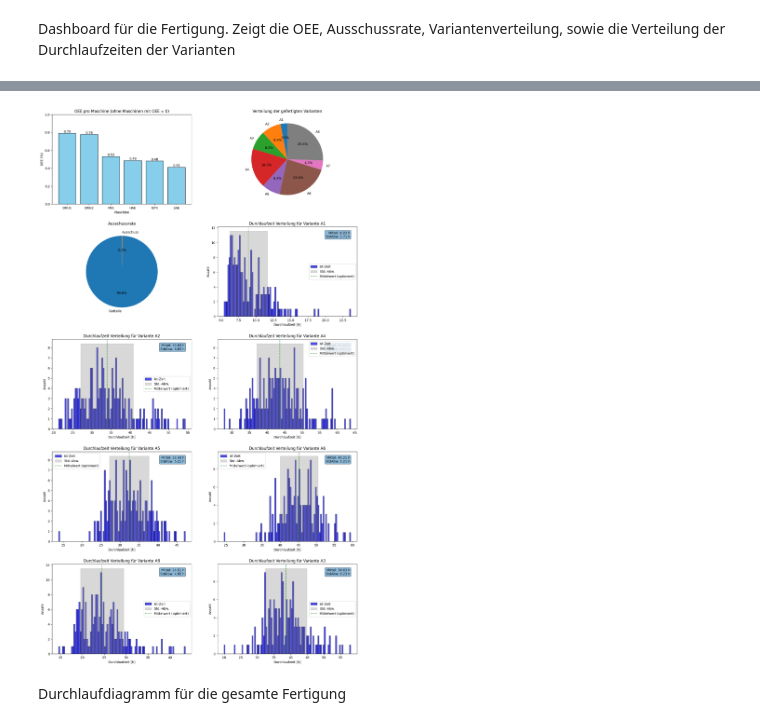
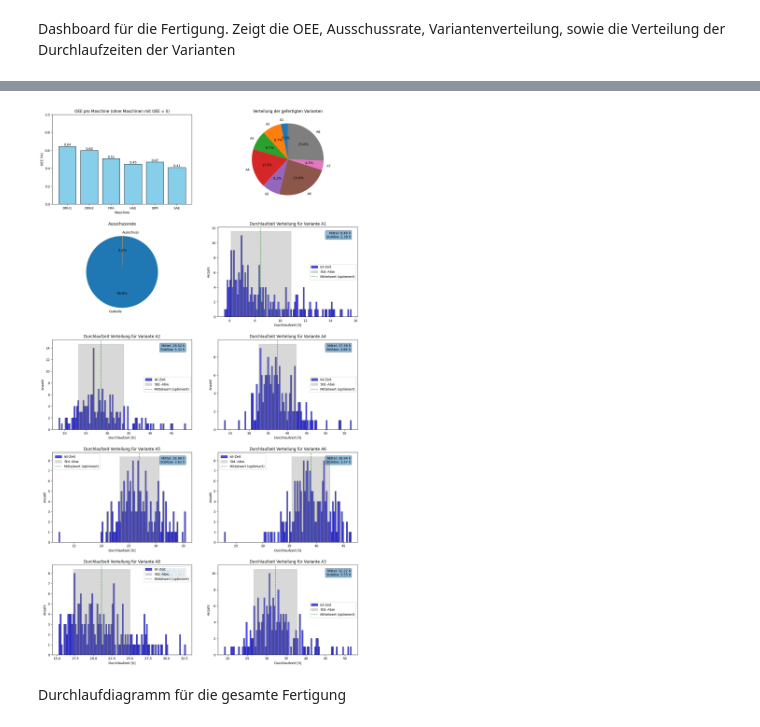
Before and after one commit to LGehlauf/SPP24, a Jupyter notebook: Fertigungsauswertung.ipynb, the cells around one changed output, grey strips where cells are left out. Cells and saved outputs as stored; diff of their text form; code cells hidden in the pictures.

```diff
--- a/Fertigungsauswertung.ipynb
+++ b/Fertigungsauswertung.ipynb
@@ -80,7 +80,7 @@ def entferne_stillstandszeiten(row):
 
     # Wenn die Zeitspanne mehrere Tage umfasst, für jeden Tag 6 Stunden abziehen
     if days_diff > 0:
-        production_time -= (days_diff + 1) * 21600  # 6 Stunden pro Tag in Sekunden (einschließlich Start- und Endtag)
+        production_time -= (days_diff + 1) * 28800  # 8 Stunden pro Tag in Sekunden (einschließlich Start- und Endtag)
 
     return max(production_time, 0)  # Sicherstellen, dass keine negativen Werte zurückgegeben werden
 
@@ -173,7 +173,7 @@ def entferne_stillstandszeiten_varianten(row):
     current_date = start_time2.date()
 
     if current_date.weekday() not in [5, 6] and days_diff2 > 0:  # Kein Samstag oder Sonntag
-        production_time2 -= days_diff2 * 21600  # 6 Stunden in Sekunden
+        production_time2 -= days_diff2 * 28800  # 8 Stunden in Sekunden
 
 
     # Ziehe zusätzlich 48 Stunden für jedes Wochenende im Zeitraum ab
@@ -328,4 +328,4 @@ Name: optimized_production_time_minutes, Length: 1543, dtype: float64
-[figure, old version]
+[figure, new version]
 # %% [markdown]
 Durchlaufdiagramm für die gesamte Fertigung
 # %%
```
Also changed, not shown: parts of 1 cell of this notebook, 1 other file.
